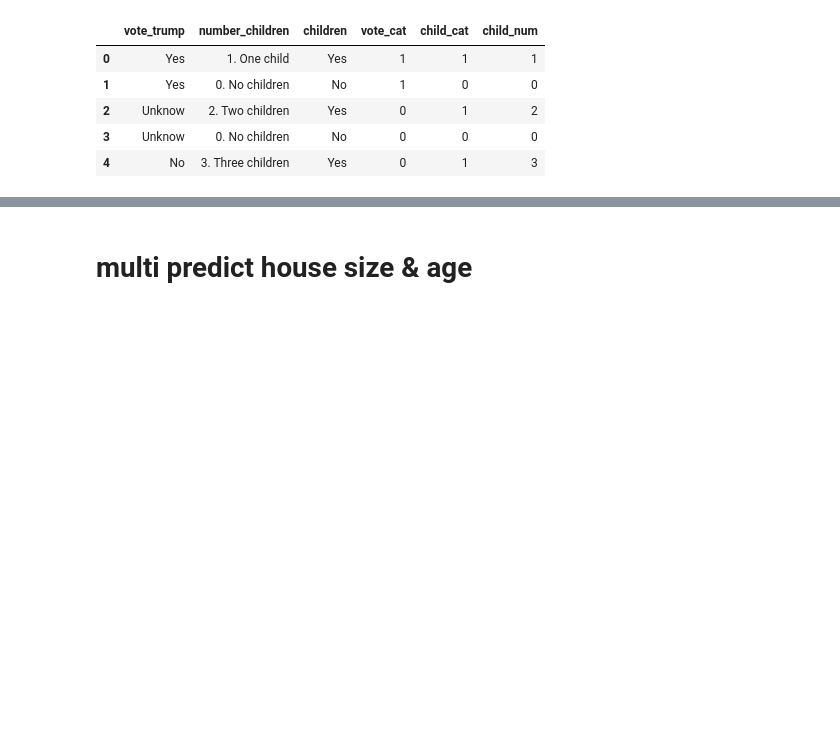
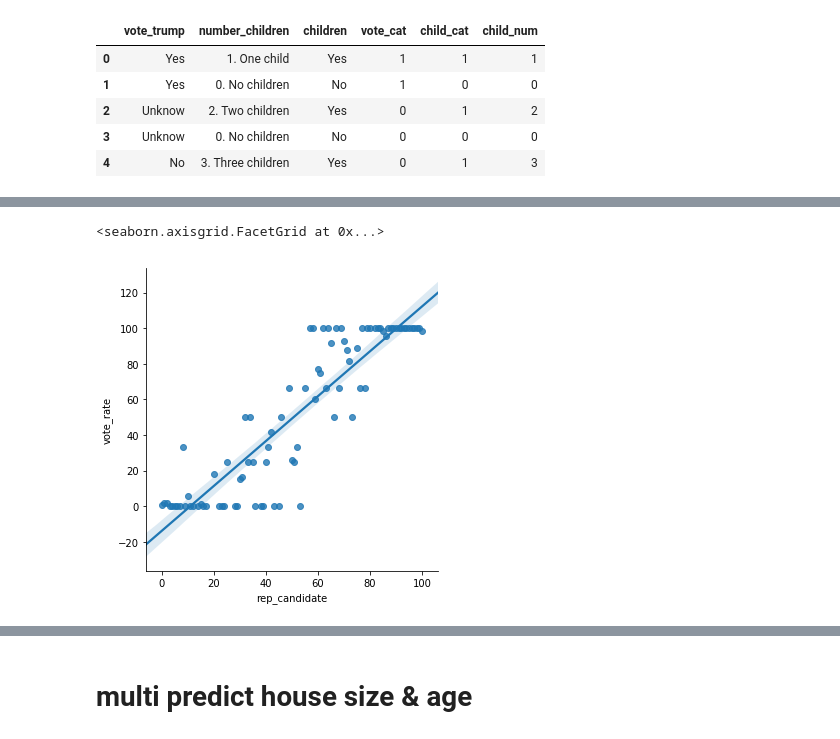
Before and after one commit to wangdianyh/trump-4703, a Jupyter notebook: Trump.ipynb, the cells around one changed output, grey strips where cells are left out. Saved outputs shown, nothing was run; the diff lists cells and outputs as text; code cells hidden in the pictures; blank space fills up the shorter version.

```diff
--- a/Trump.ipynb
+++ b/Trump.ipynb
@@ -312,0 +497,14 @@ Warnings:
+# %%
+trump = trump_data.groupby('rep_candidate').count().reset_index()
+# %%
+trump_vote = trump_data.loc[trump_data.vote_trump == 'Yes'].groupby('rep_candidate').count().reset_index()
+# %%
+trump_vote = trump.merge(trump_vote, on='rep_candidate', how='left')
+# %%
+trump_vote = trump_vote.rename(columns={'vote_trump_x': 'num', 'vote_trump_y': 'vote'})
+trump_vote['vote_rate'] = np.round((trump_vote.vote / trump_vote.num)*100, 2)
+# %%
+sns.lmplot(x='rep_candidate', y='vote_rate', data=trump_vote, fit_reg=True)
+# %% [output]
+<seaborn.axisgrid.FacetGrid at 0x...>
+[figure, added]
```
Also changed, not shown: parts of 42 cells of this notebook.
